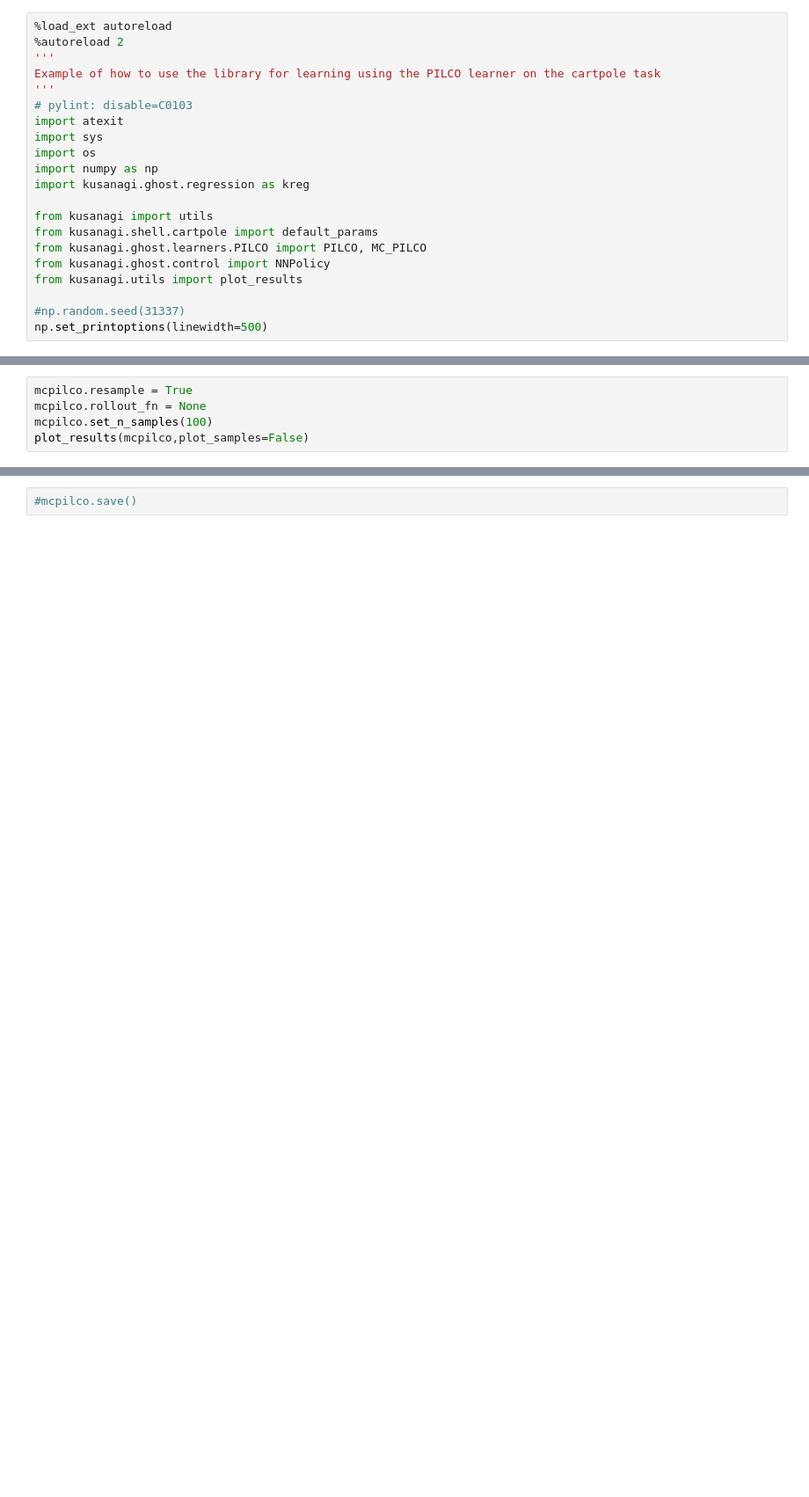
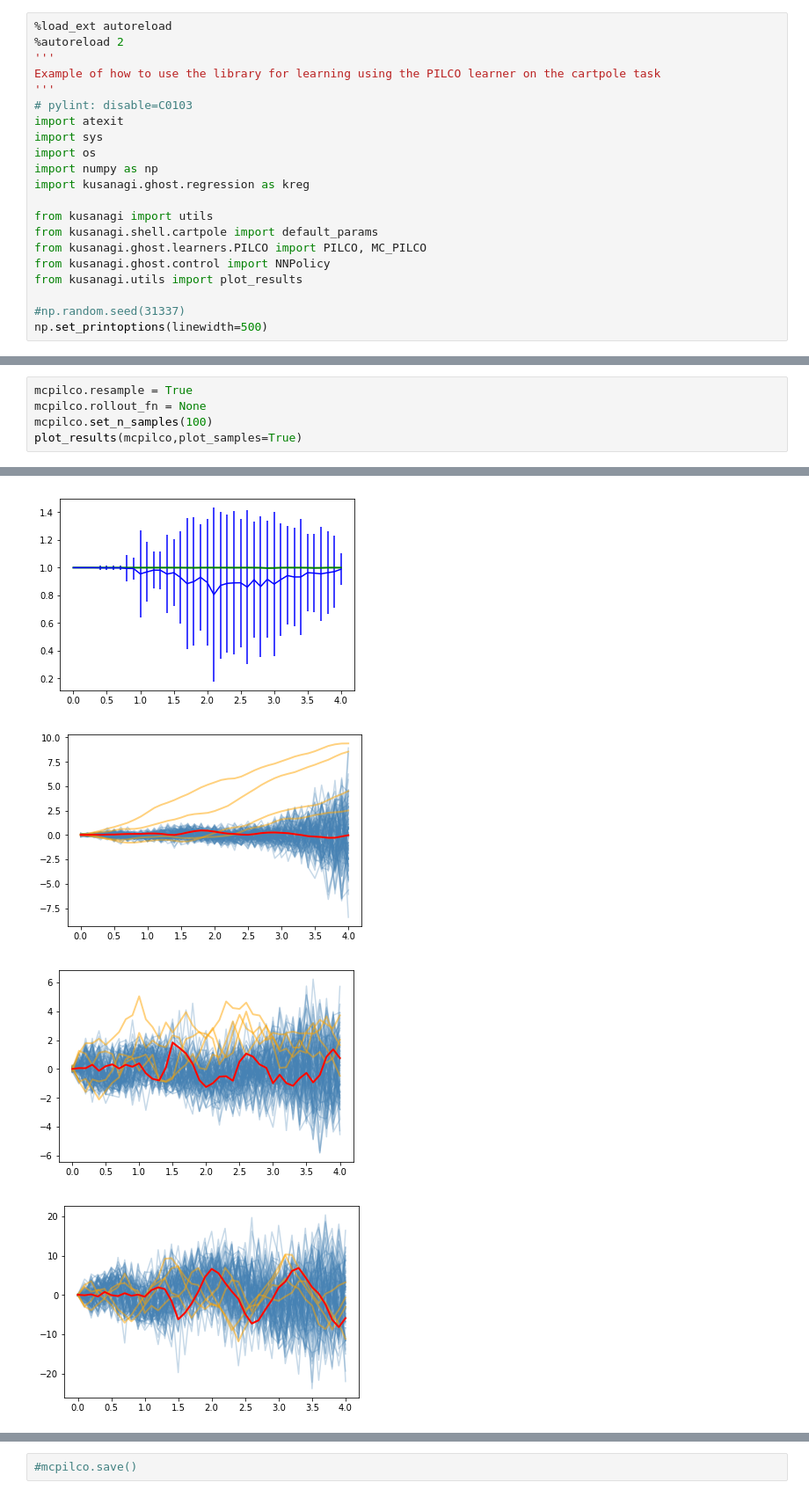
Before and after one commit to mcgillmrl/kusanagi, a Jupyter notebook: examples/notebooks/mc_pilco.ipynb, the cells around one changed output, grey strips where cells are left out. Shown: that part at 88% size. Saved outputs shown, nothing was run; the diff lists cells and outputs as text; blank space fills up the shorter version.

```diff
--- a/examples/notebooks/mc_pilco.ipynb
+++ b/examples/notebooks/mc_pilco.ipynb
@@ -99,4 +125,5 @@ plot_results(mcpilco,plot_samples=True)
 mcpilco.resample = True
 mcpilco.rollout_fn = None
 mcpilco.set_n_samples(100)
-plot_results(mcpilco,plot_samples=False)
+plot_results(mcpilco,plot_samples=True)
+# %% [output]
@@ -102,0 +133,4 @@ plot_results(mcpilco,plot_samples=False)
+[figure, added]
+[figure, added]
+[figure, added]
+[figure, added]
```
Also changed, not shown: parts of 7 cells of this notebook.
